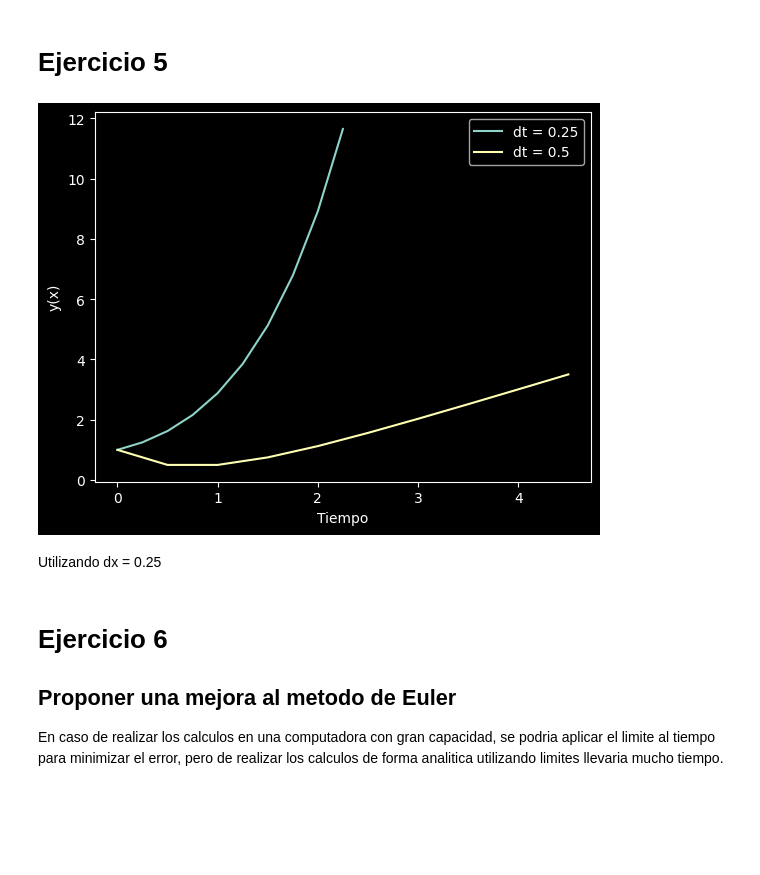
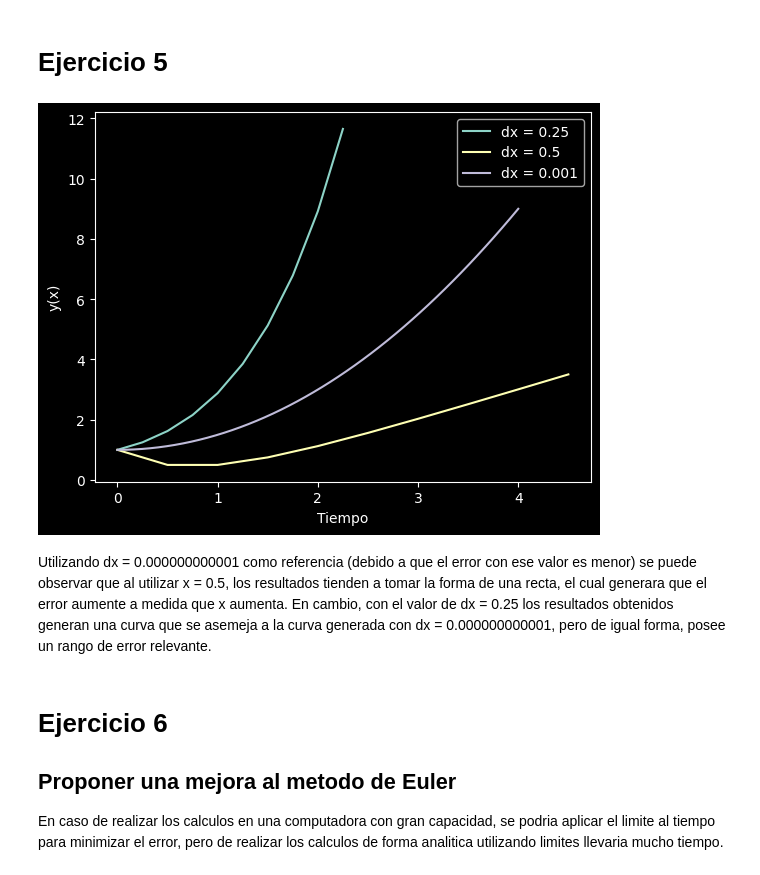
Before and after one commit to camila-duarte/tareas, a Jupyter notebook: tarea1_ED.ipynb, the cells around one changed output. Cells and saved outputs as stored; diff of their text form; code cells hidden in the pictures; blank space fills up the shorter version.

```diff
--- a/tarea1_ED.ipynb
+++ b/tarea1_ED.ipynb
@@ -189,6 +188,7 @@ grafico_2()
 # %%
 import matplotlib.pyplot as plt
 import numpy as np
+from scipy.integrate import odeint
 
 # Listas para la grafica de dt_1
 y1_axis = []
@@ -213,45 +213,53 @@ x_2 = 0
 x = 0
 y = 0
 
-dy_dx = x + y
+## Utilice esto para tener un resultado con menor rango de error
+def ecuacion_diferencial(x1,y):
+    x1 = 0.000000000001
+    dy_dx = x1 + y
+    return dy_dx
 
-resultado = np.deriv
+y0 = 1 # valor inicial
+x = np.linspace(0,4) # rango de la variable independiente
+y = odeint(ecuacion_diferencial,y0,t = x)
+
 
 for contador in range(10):
 
     # Para dt = 0.25
     x1_axis.append(x_1)
     y1_axis.append(y_1)
     y_1 = y_1 + dx_1*(x_1 + y_1)
     x_1 = x_1 + dx_1
 
     # En caso de querer ver los resultados:
     # print(y_1)
     # print(x_1)
 
 
     # Para dt = 0.5
     x2_axis.append(x_2)
     y2_axis.append(y_2)
     y_2 = y_2 + dx_2*(x_2- y_2)
     x_2 = x_2 + dx_2
 
     contador = contador + 0.1
 
     # En caso de querer ver los resultados:
     # print(y_2)
     # print(x_2)
 
 plt.xlabel("Tiempo")
 plt.ylabel("y(x)")
 plt.plot(x1_axis, y1_axis, label='dx = 0.25')
 plt.plot(x2_axis, y2_axis, label='dx = 0.5')
+plt.plot(x, y, label='dx = 0.000000000001')
 plt.legend()
 plt.show()
 # %% [output]
-[figure, old version]
+[figure, new version]
-# %% [markdown]
-Utilizando dx = 0.25
+# %% [markdown]
+Utilizando dx = 0.000000000001 como referencia (debido a que el error con ese valor es menor) se puede observar que al utilizar x = 0.5, los resultados tienden a tomar la forma de una recta, el cual generara que el error aumente a medida que x aumenta. En cambio, con el valor de dx = 0.25 los resultados obtenidos generan una curva que se asemeja a la curva generada con dx = 0.000000000001, pero de igual forma, posee un rango de error relevante.
 # %% [markdown]
 # Ejercicio 6
 ## Proponer una mejora al metodo de Euler
```
Also changed, not shown: parts of 1 cell of this notebook.
